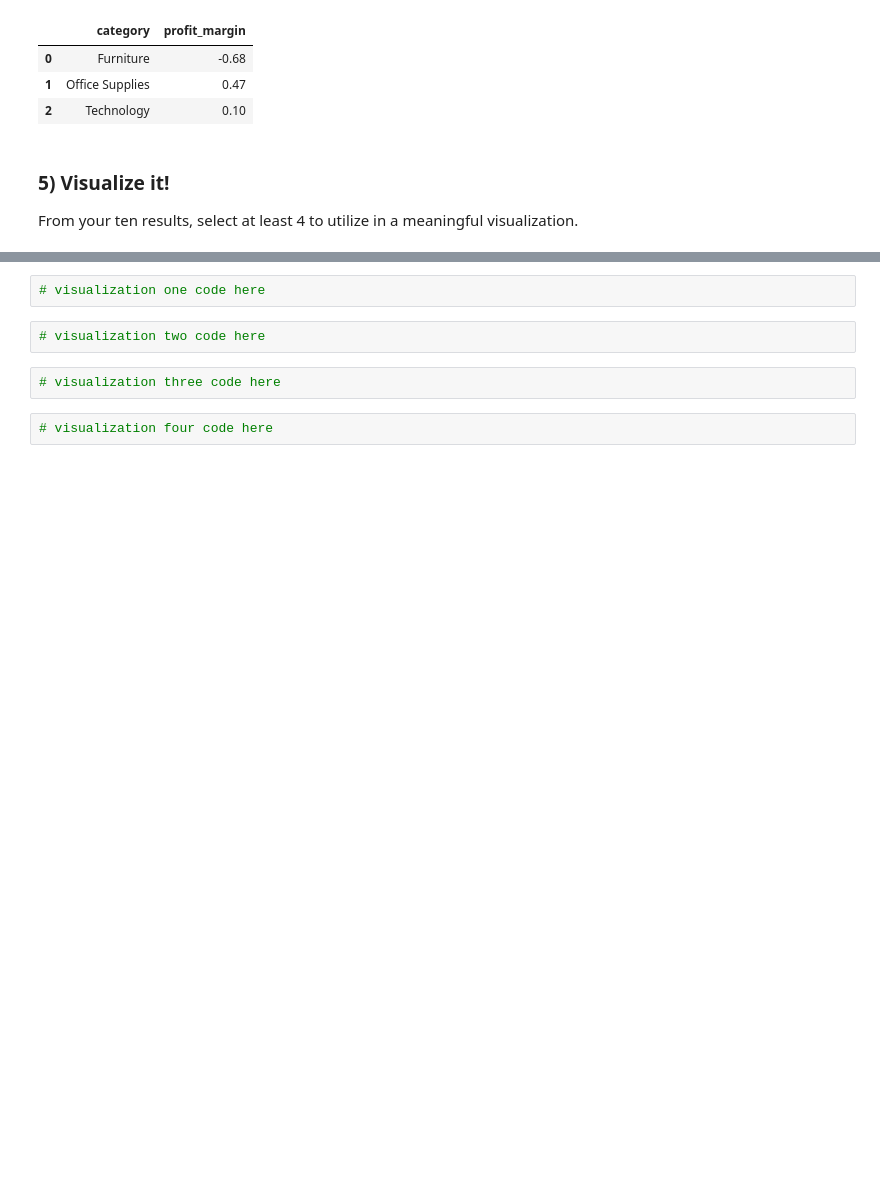
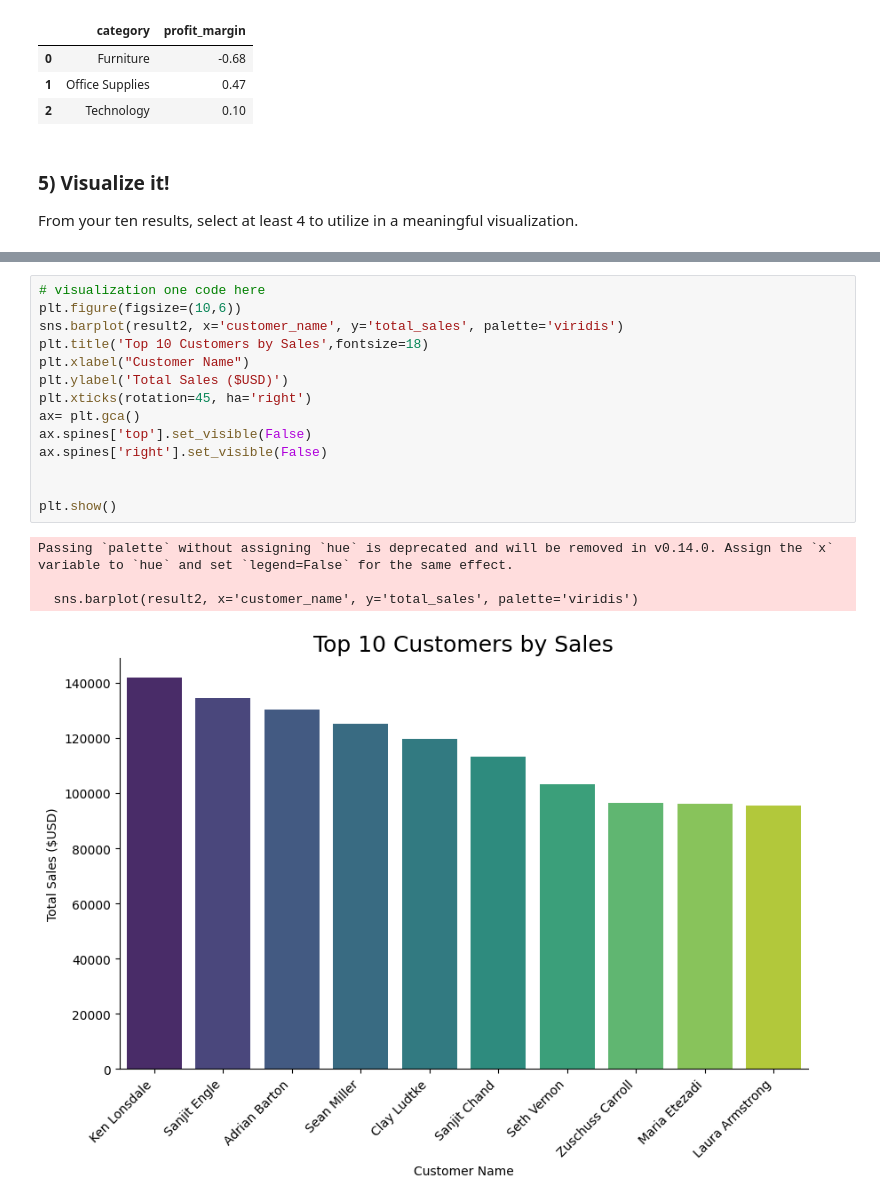
Before and after one commit to KittyRose8267/DA_M3_W4_Workflow, a Jupyter notebook: notebooks/superstore_sales_workflow.ipynb, the cells around one changed output, grey strips where cells are left out. Drawn from its saved outputs; the diff is of its cells as text; blank space fills up the shorter version.

Commit message:
made visuals

```diff
--- a/notebooks/superstore_sales_workflow.ipynb
+++ b/notebooks/superstore_sales_workflow.ipynb
@@ -387,11 +393,22 @@ sns.despine()
 plt.show()
 # %% [output]
 [figure]
-# %%
-# visualization one code here
-# %%
-# visualization two code here
-# %%
-# visualization three code here
-# %%
-# visualization four code here
+# %%
+# visualization one code here
+plt.figure(figsize=(10,6))
+sns.barplot(result2, x='customer_name', y='total_sales', palette='viridis')
+plt.title('Top 10 Customers by Sales',fontsize=18)
+plt.xlabel("Customer Name")
+plt.ylabel('Total Sales ($USD)')
+plt.xticks(rotation=45, ha='right')
+ax= plt.gca()
+ax.spines['top'].set_visible(False)
+ax.spines['right'].set_visible(False)
+
+
+plt.show()
+# %% [output]
+Passing `palette` without assigning `hue` is deprecated and will be removed in v0.14.0. Assign the `x` variable to `hue` and set `legend=False` for the same effect.
+
+  sns.barplot(result2, x='customer_name', y='total_sales', palette='viridis')
+[figure, added]
```
Also changed, not shown: parts of 5 cells of this notebook.
